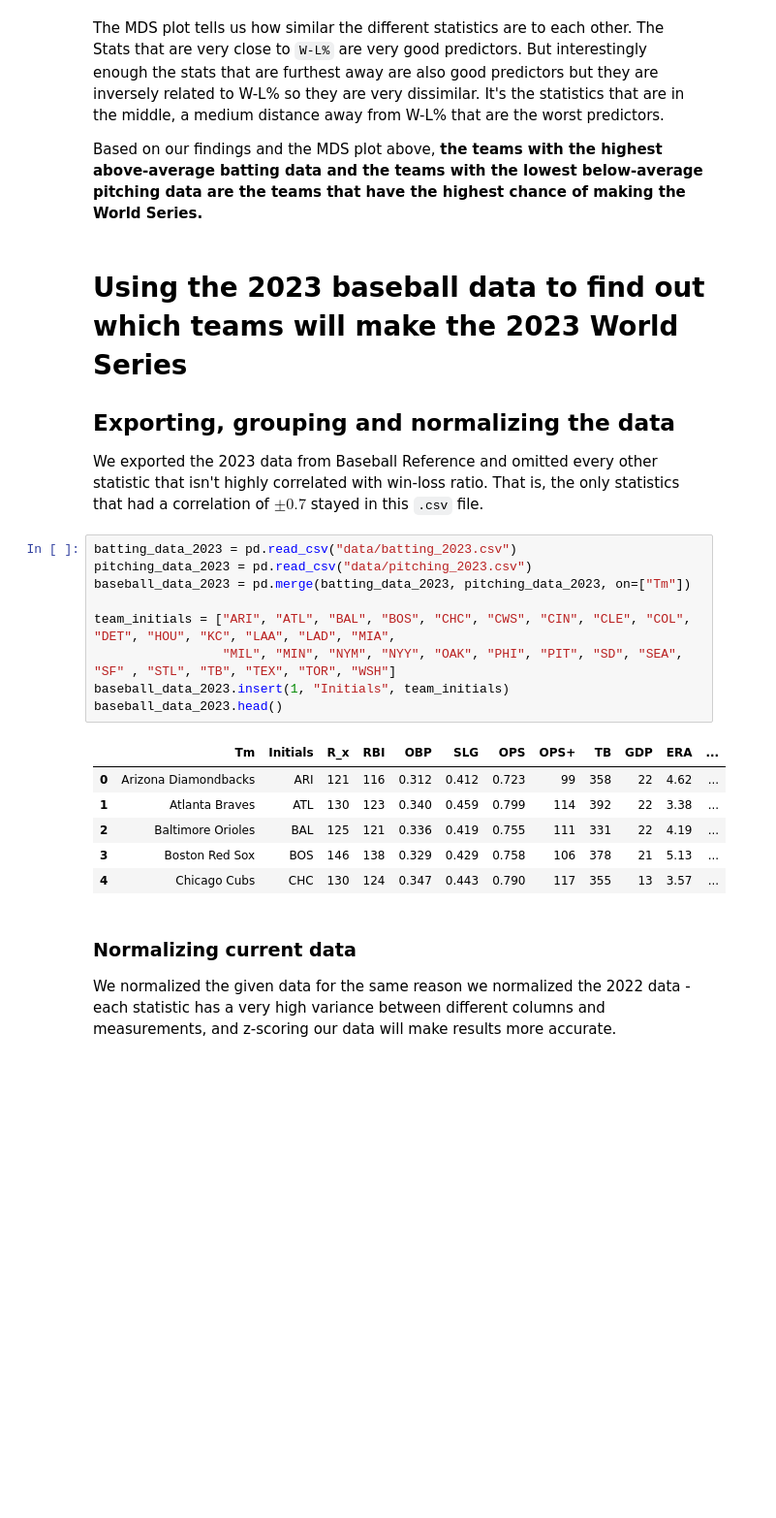
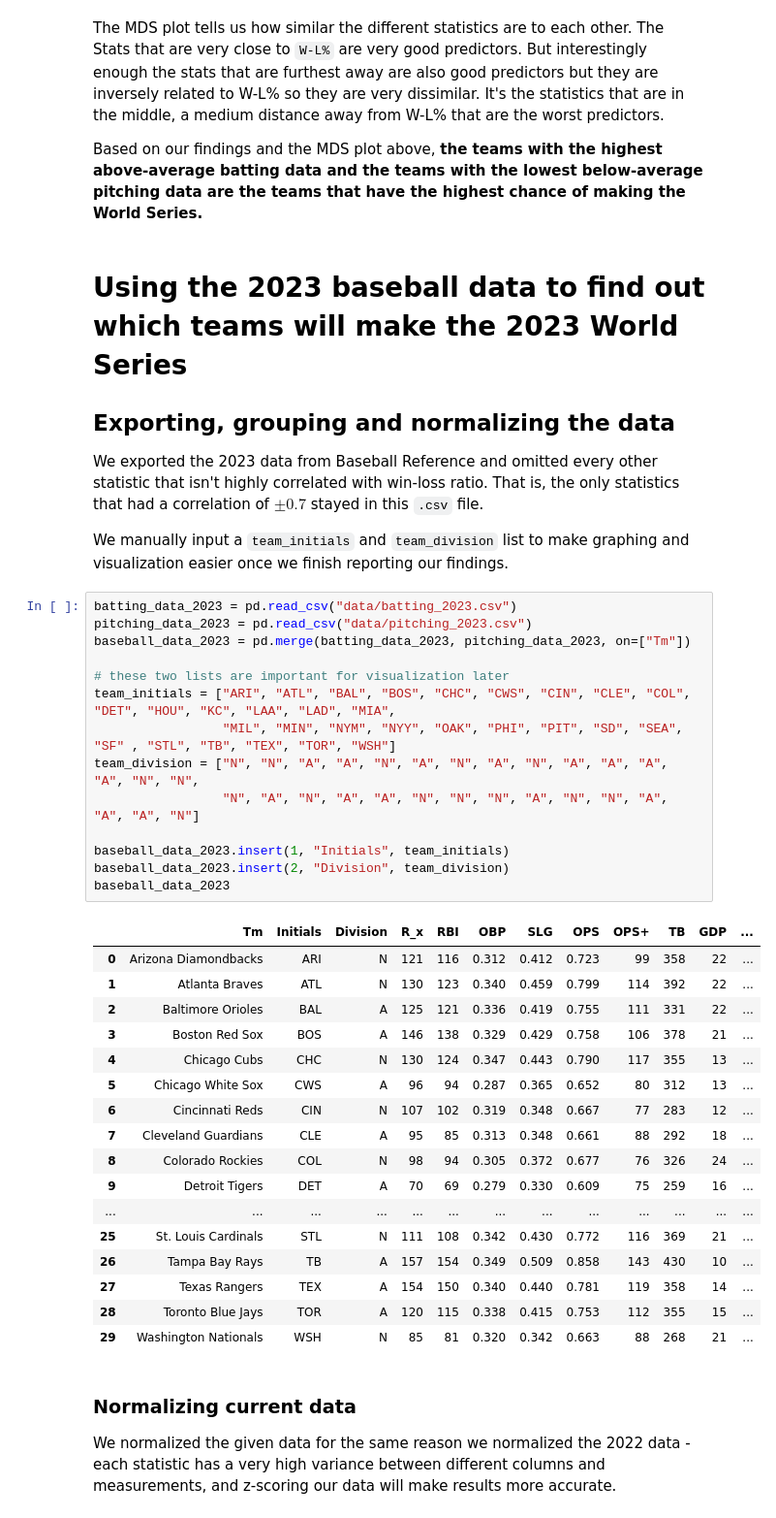
Before and after one commit to marcosfassiob/cmda3654_project, a Jupyter notebook: Project3.ipynb, the cells around one changed output. Shown at 97% size. Drawn from its saved outputs; the diff is of its cells as text; blank space fills up the shorter version.

```diff
--- a/Project3.ipynb
+++ b/Project3.ipynb
@@ -322,22 +324,40 @@ Based on our findings and the MDS plot above, **the teams with the highest above
 ## Exporting, grouping and normalizing the data
 
 We exported the 2023 data from Baseball Reference and omitted every other statistic that isn't highly correlated with win-loss ratio. That is, the only statistics that had a correlation of $\pm 0.7$ stayed in this `.csv` file.
+
+We manually input a `team_initials` and `team_division` list to make graphing and visualization easier once we finish reporting our findings.
 # %%
 batting_data_2023 = pd.read_csv("data/batting_2023.csv")
 pitching_data_2023 = pd.read_csv("data/pitching_2023.csv")
 baseball_data_2023 = pd.merge(batting_data_2023, pitching_data_2023, on=["Tm"])
 
+# these two lists are important for visualization later
 team_initials = ["ARI", "ATL", "BAL", "BOS", "CHC", "CWS", "CIN", "CLE", "COL", "DET", "HOU", "KC", "LAA", "LAD", "MIA",
                  "MIL", "MIN", "NYM", "NYY", "OAK", "PHI", "PIT", "SD", "SEA", "SF" , "STL", "TB", "TEX", "TOR", "WSH"]
+team_division = ["N", "N", "A", "A", "N", "A", "N", "A", "N", "A", "A", "A", "A", "N", "N",
+                 "N", "A", "N", "A", "A", "N", "N", "N", "A", "N", "N", "A", "A", "A", "N"]
+
 baseball_data_2023.insert(1, "Initials", team_initials)
-baseball_data_2023.head()
+baseball_data_2023.insert(2, "Division", team_division)
+baseball_data_2023
 # %% [output]
-|  | Tm | Initials | R_x | RBI | OBP | SLG | OPS | OPS+ | TB | GDP | ERA | ... |
-| 0 | Arizona Diamondbacks | ARI | 121 | 116 | 0.312 | 0.412 | 0.723 | 99 | 358 | 22 | 4.62 | ... |
-| 1 | Atlanta Braves | ATL | 130 | 123 | 0.340 | 0.459 | 0.799 | 114 | 392 | 22 | 3.38 | ... |
-| 2 | Baltimore Orioles | BAL | 125 | 121 | 0.336 | 0.419 | 0.755 | 111 | 331 | 22 | 4.19 | ... |
-| 3 | Boston Red Sox | BOS | 146 | 138 | 0.329 | 0.429 | 0.758 | 106 | 378 | 21 | 5.13 | ... |
-| 4 | Chicago Cubs | CHC | 130 | 124 | 0.347 | 0.443 | 0.790 | 117 | 355 | 13 | 3.57 | ... |
+|  | Tm | Initials | Division | R_x | RBI | OBP | SLG | OPS | OPS+ | TB | GDP | ... |
+| 0 | Arizona Diamondbacks | ARI | N | 121 | 116 | 0.312 | 0.412 | 0.723 | 99 | 358 | 22 | ... |
+| 1 | Atlanta Braves | ATL | N | 130 | 123 | 0.340 | 0.459 | 0.799 | 114 | 392 | 22 | ... |
+| 2 | Baltimore Orioles | BAL | A | 125 | 121 | 0.336 | 0.419 | 0.755 | 111 | 331 | 22 | ... |
+| 3 | Boston Red Sox | BOS | A | 146 | 138 | 0.329 | 0.429 | 0.758 | 106 | 378 | 21 | ... |
+| 4 | Chicago Cubs | CHC | N | 130 | 124 | 0.347 | 0.443 | 0.790 | 117 | 355 | 13 | ... |
+| 5 | Chicago White Sox | CWS | A | 96 | 94 | 0.287 | 0.365 | 0.652 | 80 | 312 | 13 | ... |
+| 6 | Cincinnati Reds | CIN | N | 107 | 102 | 0.319 | 0.348 | 0.667 | 77 | 283 | 12 | ... |
+| 7 | Cleveland Guardians | CLE | A | 95 | 85 | 0.313 | 0.348 | 0.661 | 88 | 292 | 18 | ... |
+| 8 | Colorado Rockies | COL | N | 98 | 94 | 0.305 | 0.372 | 0.677 | 76 | 326 | 24 | ... |
+| 9 | Detroit Tigers | DET | A | 70 | 69 | 0.279 | 0.330 | 0.609 | 75 | 259 | 16 | ... |
+| ... | ... | ... | ... | ... | ... | ... | ... | ... | ... | ... | ... | ... |
+| 25 | St. Louis Cardinals | STL | N | 111 | 108 | 0.342 | 0.430 | 0.772 | 116 | 369 | 21 | ... |
+| 26 | Tampa Bay Rays | TB | A | 157 | 154 | 0.349 | 0.509 | 0.858 | 143 | 430 | 10 | ... |
+| 27 | Texas Rangers | TEX | A | 154 | 150 | 0.340 | 0.440 | 0.781 | 119 | 358 | 14 | ... |
+| 28 | Toronto Blue Jays | TOR | A | 120 | 115 | 0.338 | 0.415 | 0.753 | 112 | 355 | 15 | ... |
+| 29 | Washington Nationals | WSH | N | 85 | 81 | 0.320 | 0.342 | 0.663 | 88 | 268 | 21 | ... |
 # %% [markdown]
 ### Normalizing current data
 
```
Also changed, not shown: parts of 19 cells of this notebook.
